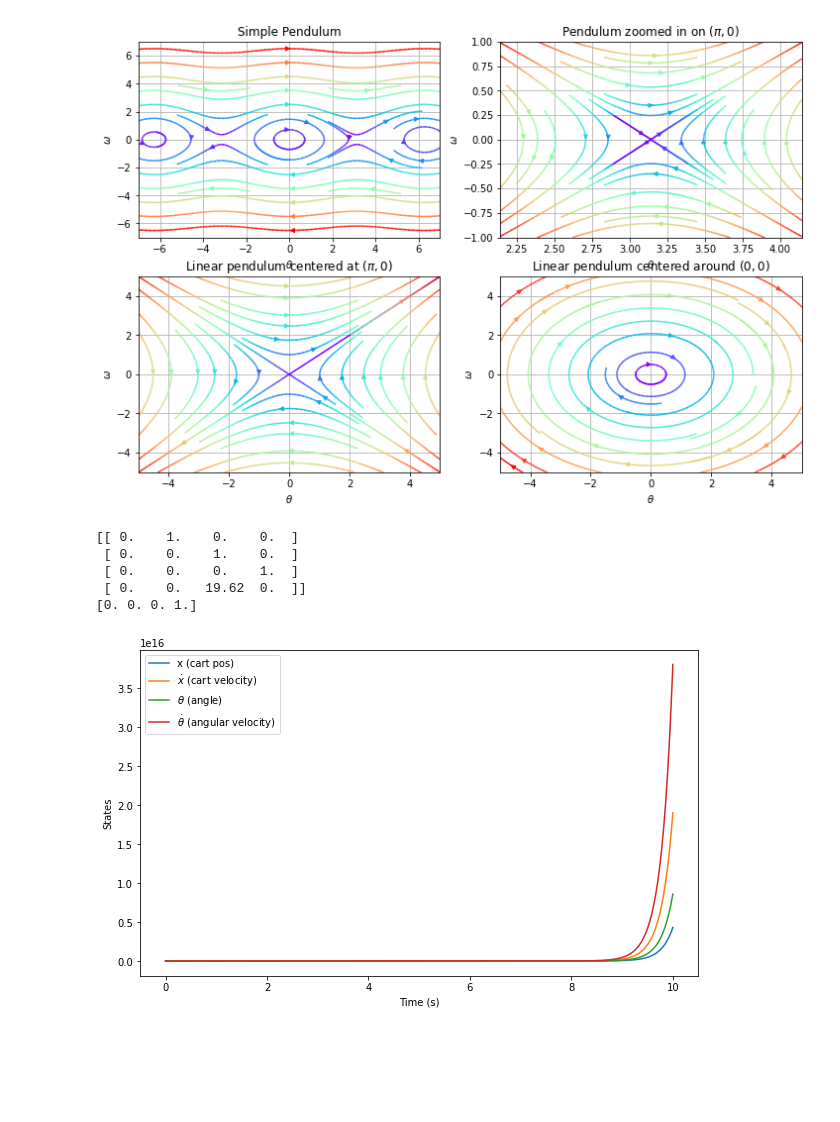
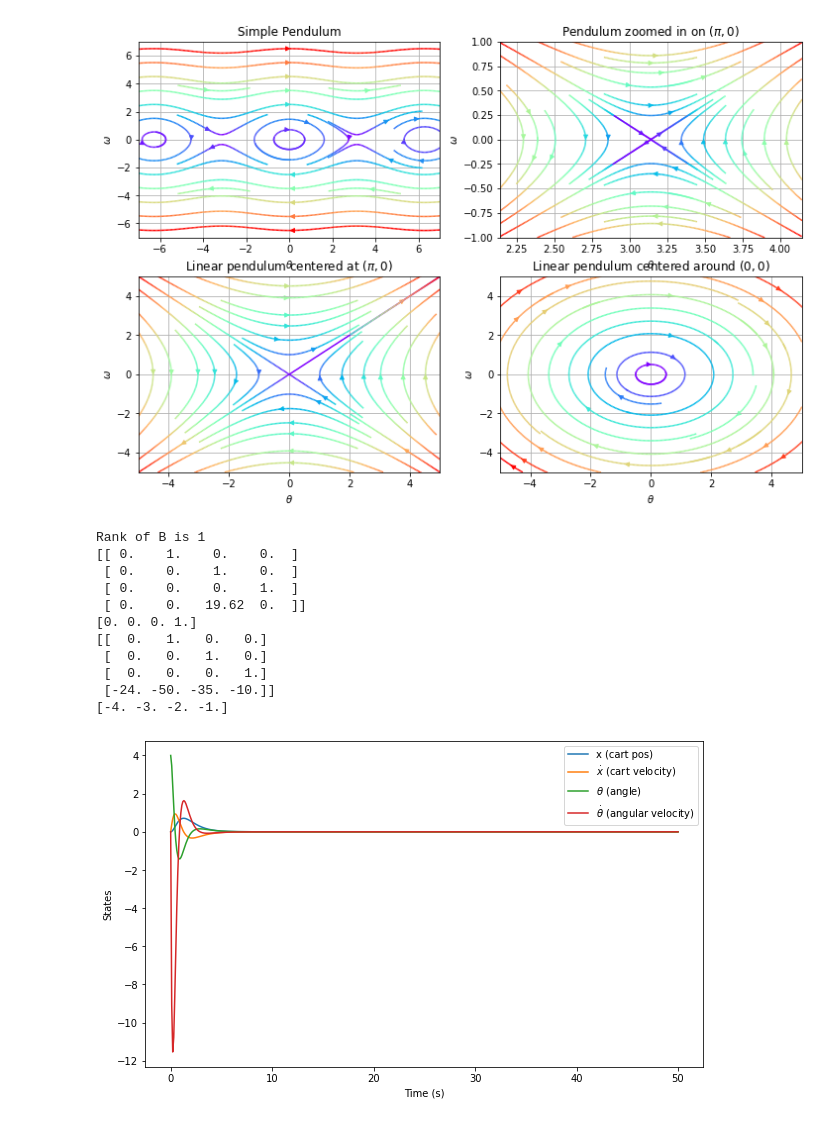
Before and after one commit to RadiatedMonkey/inverted-pendulum, a Jupyter notebook: pendulum.ipynb, the cells around one changed output. Cells and saved outputs as stored; diff of their text form; code cells hidden in the pictures; blank space fills up the shorter version.

```diff
--- a/pendulum.ipynb
+++ b/pendulum.ipynb
@@ -74,6 +74,7 @@ LinearPendulum2.plot()
 [figure]
 # %%
 import numpy as np
+import scipy
 
 m = 1
 M = 1
@@ -97,22 +98,7 @@ B = np.array([
     -1 / (M * l)
 ])
 
-# A = np.array([
-#     [-3, 2, -1],
-#     [-2, 1, 0],
-#     [3, -2, 0],
-# ])
-
-# B = np.array([-1, 0, 1])
-
-# qs = np.zeros(3, dtype = object)
-# qs[2] = B
-# qs[1] = A @ B + 2 * B
-# qs[0] = (A @ A) @ B + 2 * (A @ B) + 4 * B
-
-# # Convert from column major to row major.
-# Tinv = np.transpose(np.array([qs[0], qs[1], qs[2]]))
-# T = np.linalg.inv(Tinv)
+print(f"Rank of B is {np.linalg.matrix_rank(B)}")
 
 qs = np.zeros(4, dtype = object)
 qs[3] = B
@@ -132,43 +118,50 @@ print(Bcanon)
 
 # s^4 + 10s^3 + 35s^2 + 50s + 24
 fs = np.zeros(4, dtype = float)
-fs[3] = Acanon[3, 3] - 10
-fs[2] = Acanon[3, 2] - 35
-fs[1] = Acanon[3, 1] - 50
-fs[0] = Acanon[3, 0] - 24
+fs[3] = -Acanon[3, 3] - 10
+fs[2] = -Acanon[3, 2] - 35
+fs[1] = -Acanon[3, 1] - 50
+fs[0] = -Acanon[3, 0] - 24
+# fs[3] = -Acanon[3, 3] - 1
+# fs[2] = -Acanon[3, 2] - 0.35
+# fs[1] = -Acanon[3, 1] - 0.05
+# fs[0] = -Acanon[3, 0] - 0.0024
 
 Fcanon = np.array([fs[0], fs[1], fs[2], fs[3]])
 F = Fcanon @ T
 
-# [x, dx/dt, theta, dtheta/dt]
-x0 = np.array([0, 0, 0, 0])
-
-Astable = A + (B @ F)
-
-# print(np.linalg.eigvals(Astable))
+Acontrolled = Acanon + np.outer(Bcanon, Fcanon)
+print(Acontrolled)
+print(np.linalg.eigvals(Acontrolled))
 # %% [output]
+Rank of B is 1
 [[ 0.    1.    0.    0.  ]
  [ 0.    0.    1.    0.  ]
  [ 0.    0.    0.    1.  ]
  [ 0.    0.   19.62  0.  ]]
 [0. 0. 0. 1.]
+[[  0.   1.   0.   0.]
+ [  0.   0.   1.   0.]
+ [  0.   0.   0.   1.]
+ [-24. -50. -35. -10.]]
+[-4. -3. -2. -1.]
 # %%
 import matplotlib.pyplot as plt
 from scipy.integrate import solve_ivp
 
-x0 = np.array([0.0, 0.0, 0.001, 0])
+x0 = np.array([0.0, 0.0, 4, 0.0])
 def dynamics(t, x):
-    return A @ x
+    return Acontrolled @ x
 
-t_span = (0, 10)
+t_span = (0, 50)
 t_eval = np.linspace(*t_span, 500)
 sol = solve_ivp(dynamics, t_span, x0, t_eval = t_eval)
 
 plt.figure(figsize = (10, 6))
 plt.plot(sol.t, sol.y.T)
 plt.xlabel("Time (s)")
 plt.ylabel("States")
 plt.legend(["x (cart pos)", "$\\dot{x}$ (cart velocity)", "$\\theta$ (angle)", "$\\dot{\\theta}}$ (angular velocity)"])
 plt.show()
 # %% [output]
-[figure, old version]
+[figure, new version]
```
Also changed, not shown: parts of 1 cell of this notebook, 1 other file.
